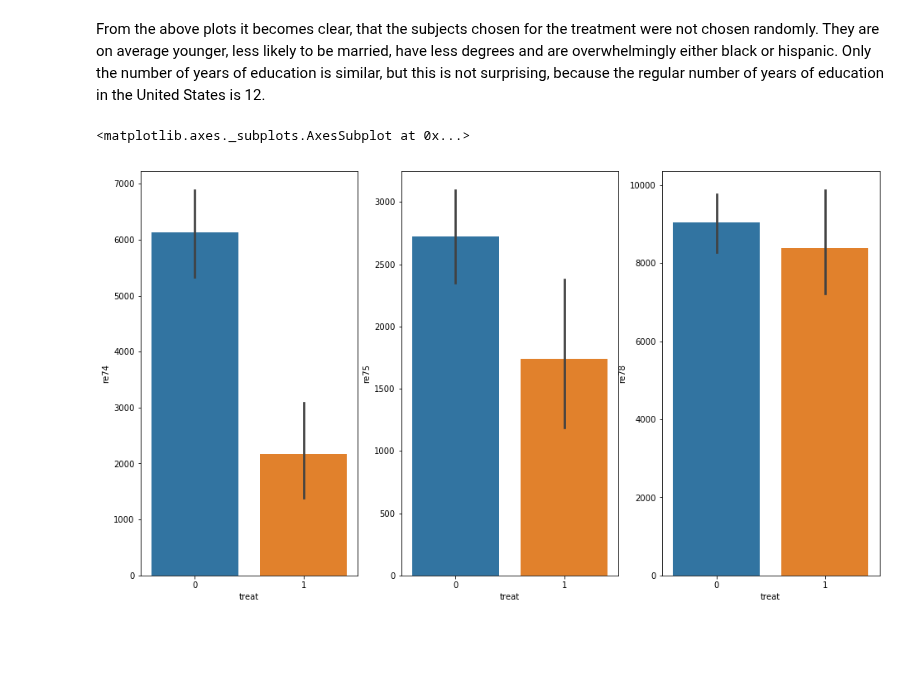
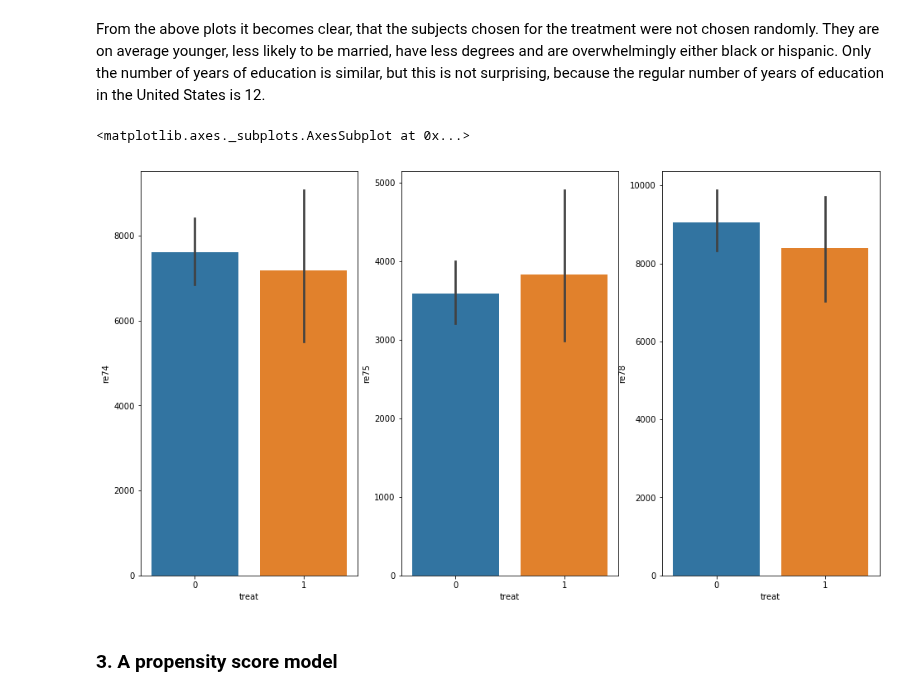
Before and after one commit to roman-bachmann/prayingmantissa, a Jupyter notebook: homework04/notebook.ipynb, the cells around one changed output. Saved outputs shown, nothing was run; the diff lists cells and outputs as text; code cells hidden in the pictures; blank space fills up the shorter version.

```diff
--- a/homework04/notebook.ipynb
+++ b/homework04/notebook.ipynb
@@ -17,9 +19,11 @@ DATA = './data/'
 Black and Hispanic people will further be considered as minorities. A column is added to the lalonde dataframe.
 # %%
 lalonde = pd.read_csv(DATA + 'lalonde.csv')
+
 lalonde['minority']=lalonde['black']+lalonde['hispan']
-lalonde = lalonde[lalonde.re78 != 0.0]
-#lalonde[(lalonde.re78 != 0.0) & (lalonde.treat == 0)].shape
+lalonde['zero_re74'] = (lalonde.re74 == 0)
+lalonde['zero_re75'] = (lalonde.re75 == 0)
+lalonde['zero_re78'] = (lalonde.re78 == 0)
 # %% [markdown]
 ### 1.1 A naive analysis
 
@@ -73,9 +77,11 @@ sns.barplot(x = 'treat',y ='educ', data = lalonde,ax = axs[4])
 From the above plots it becomes clear, that the subjects chosen for the treatment were not chosen randomly. They are on average younger, less likely to be married, have less degrees and are overwhelmingly either black or hispanic. Only the number of years of education is similar, but this is not surprising, because the regular number of years of education in the United States is 12.
 # %%
 fig, axs = plt.subplots(1, 3, figsize=(16, 9))
-sns.barplot(x = 'treat', y='re74', data = lalonde,ax = axs[0])
-sns.barplot(x = 'treat',y ='re75', data = lalonde,ax = axs[1])
-sns.barplot(x = 'treat',y ='re78', data = lalonde,ax = axs[2])
+sns.barplot(x = 'treat', y='re74', data = lalonde[lalonde.re74 != 0],ax = axs[0])
+sns.barplot(x = 'treat',y ='re75', data = lalonde[lalonde.re75 != 0],ax = axs[1])
+sns.barplot(x = 'treat',y ='re78', data = lalonde[lalonde.re78 != 0],ax = axs[2])
 # %% [output]
 <matplotlib.axes._subplots.AxesSubplot at 0x...>
-[figure, old version]
+[figure, new version]
+# %% [markdown]
+### 3. A propensity score model
```
Also changed, not shown: parts of 10 cells of this notebook.
